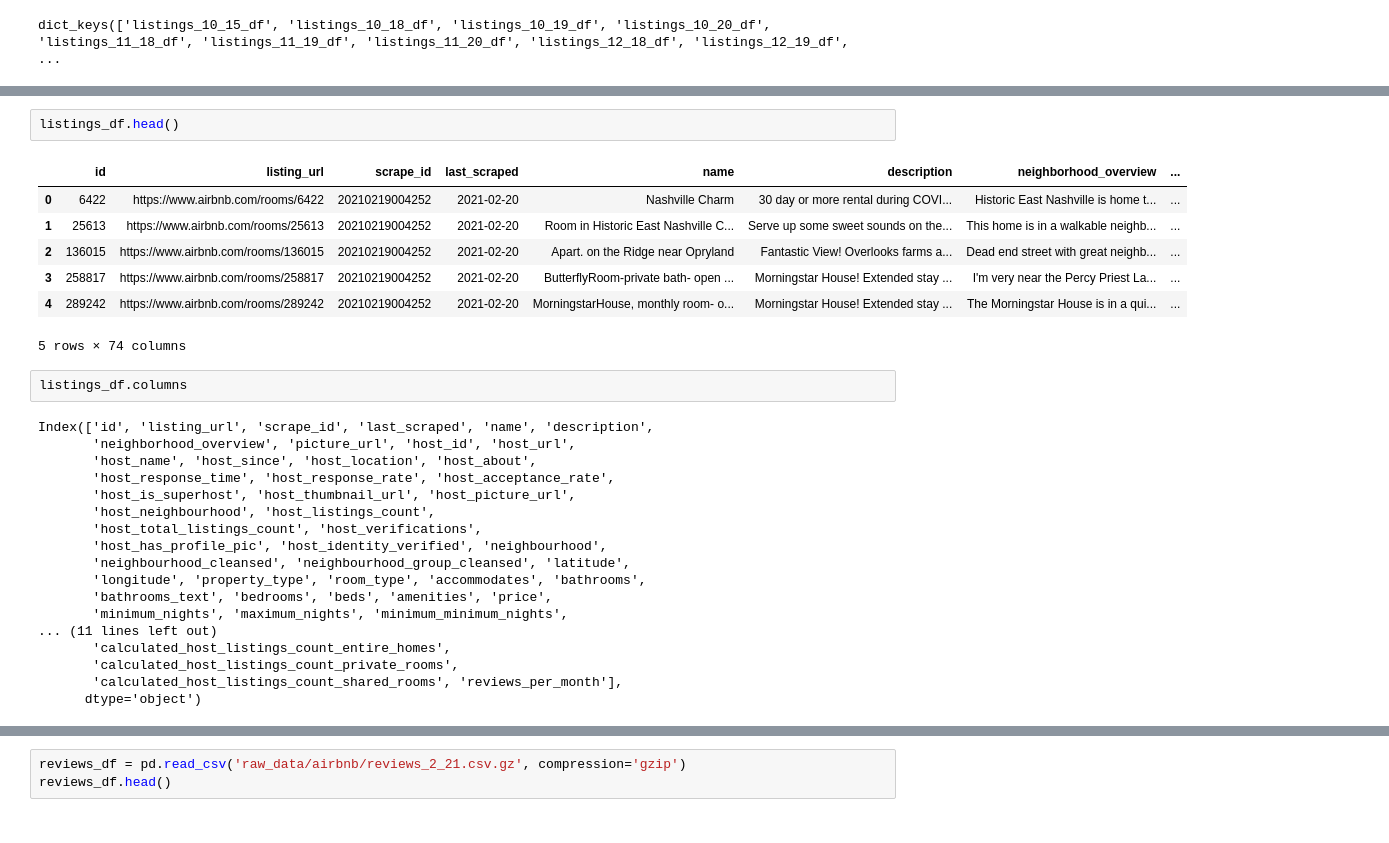
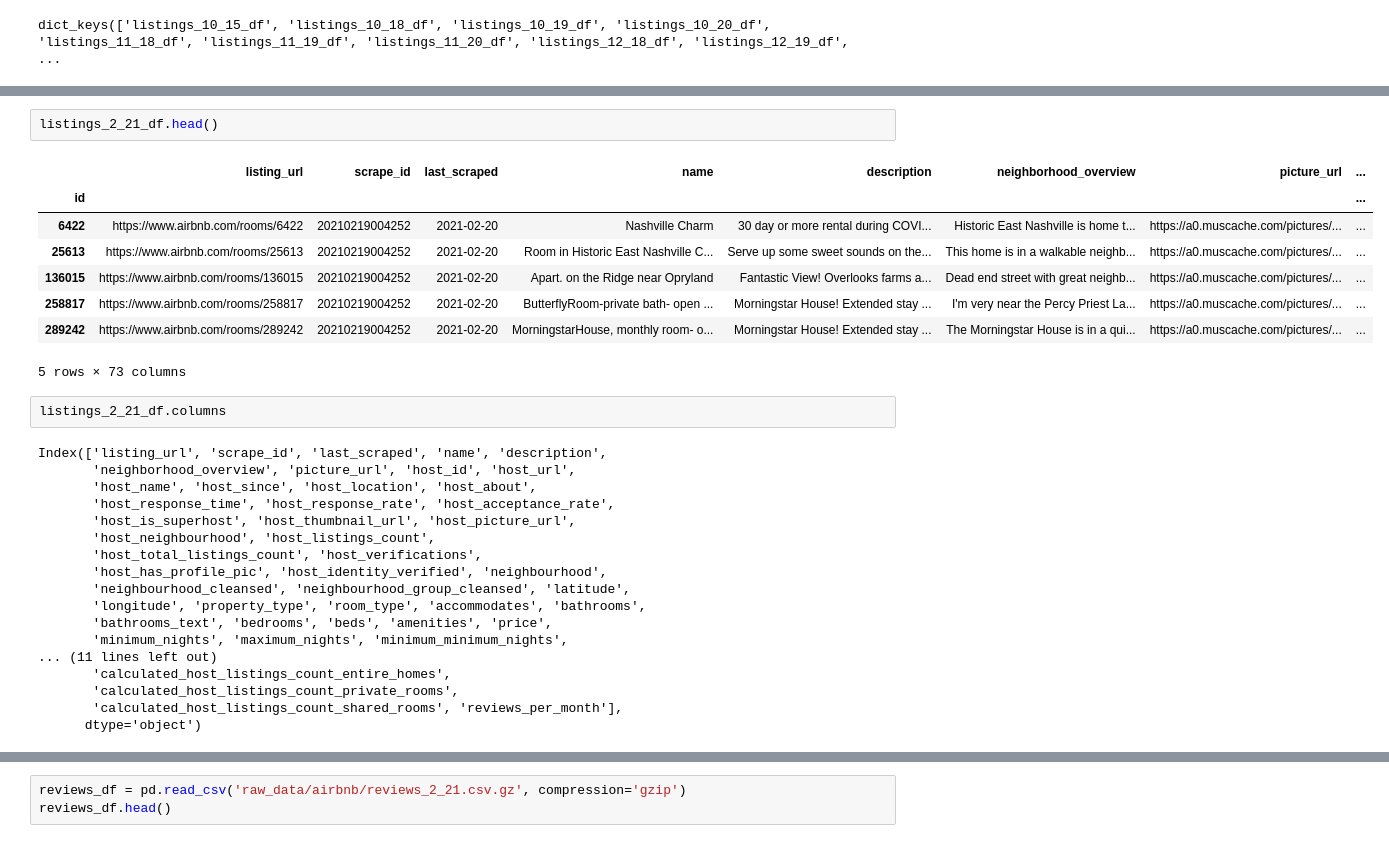
Before and after one commit to Sammyknee/nashville_airbnb_housing, a Jupyter notebook: initial_EDA.ipynb, the cells around one changed output, grey strips where cells are left out. Drawn from its saved outputs; the diff is of its cells as text.

Commit message:
initial clean up of dataframes

```diff
--- a/initial_EDA.ipynb
+++ b/initial_EDA.ipynb
@@ -79,17 +190,18 @@ listings_df = pd.read_csv('raw_data/airbnb/listings_2_21.csv.gz', compression='g
 # %%
-listings_df.head()
+listings_2_21_df.head()
 # %% [output]
-|  | id | listing_url | scrape_id | last_scraped | name | description | neighborhood_overview | ... |
-| 0 | 6422 | https://www.airbnb.com/rooms/6422 | 20210219004252 | 2021-02-20 | Nashville Charm | 30 day or more rental during COVI... | Historic East Nashville is home t... | ... |
-| 1 | 25613 | https://www.airbnb.com/rooms/25613 | 20210219004252 | 2021-02-20 | Room in Historic East Nashville C... | Serve up some sweet sounds on the... | This home is in a walkable neighb... | ... |
-| 2 | 136015 | https://www.airbnb.com/rooms/136015 | 20210219004252 | 2021-02-20 | Apart. on the Ridge near Opryland | Fantastic View! Overlooks farms a... | Dead end street with great neighb... | ... |
-| 3 | 258817 | https://www.airbnb.com/rooms/258817 | 20210219004252 | 2021-02-20 | ButterflyRoom-private bath- open ... | Morningstar House! Extended stay ... | I'm very near the Percy Priest La... | ... |
-| 4 | 289242 | https://www.airbnb.com/rooms/289242 | 20210219004252 | 2021-02-20 | MorningstarHouse, monthly room- o... | Morningstar House! Extended stay ... | The Morningstar House is in a qui... | ... |
+|  | listing_url | scrape_id | last_scraped | name | description | neighborhood_overview | picture_url | ... |
+| id |  |  |  |  |  |  |  | ... |
+| 6422 | https://www.airbnb.com/rooms/6422 | 20210219004252 | 2021-02-20 | Nashville Charm | 30 day or more rental during COVI... | Historic East Nashville is home t... | https://a0.muscache.com/pictures/... | ... |
+| 25613 | https://www.airbnb.com/rooms/25613 | 20210219004252 | 2021-02-20 | Room in Historic East Nashville C... | Serve up some sweet sounds on the... | This home is in a walkable neighb... | https://a0.muscache.com/pictures/... | ... |
+| 136015 | https://www.airbnb.com/rooms/136015 | 20210219004252 | 2021-02-20 | Apart. on the Ridge near Opryland | Fantastic View! Overlooks farms a... | Dead end street with great neighb... | https://a0.muscache.com/pictures/... | ... |
+| 258817 | https://www.airbnb.com/rooms/258817 | 20210219004252 | 2021-02-20 | ButterflyRoom-private bath- open ... | Morningstar House! Extended stay ... | I'm very near the Percy Priest La... | https://a0.muscache.com/pictures/... | ... |
+| 289242 | https://www.airbnb.com/rooms/289242 | 20210219004252 | 2021-02-20 | MorningstarHouse, monthly room- o... | Morningstar House! Extended stay ... | The Morningstar House is in a qui... | https://a0.muscache.com/pictures/... | ... |
-5 rows × 74 columns
+5 rows × 73 columns
 # %%
-listings_df.columns
+listings_2_21_df.columns
 # %% [output]
-Index(['id', 'listing_url', 'scrape_id', 'last_scraped', 'name', 'description',
+Index(['listing_url', 'scrape_id', 'last_scraped', 'name', 'description',
        'neighborhood_overview', 'picture_url', 'host_id', 'host_url',
        'host_name', 'host_since', 'host_location', 'host_about',
        'host_response_time', 'host_response_rate', 'host_acceptance_rate',
```
Also changed, not shown: parts of 38 cells of this notebook.
